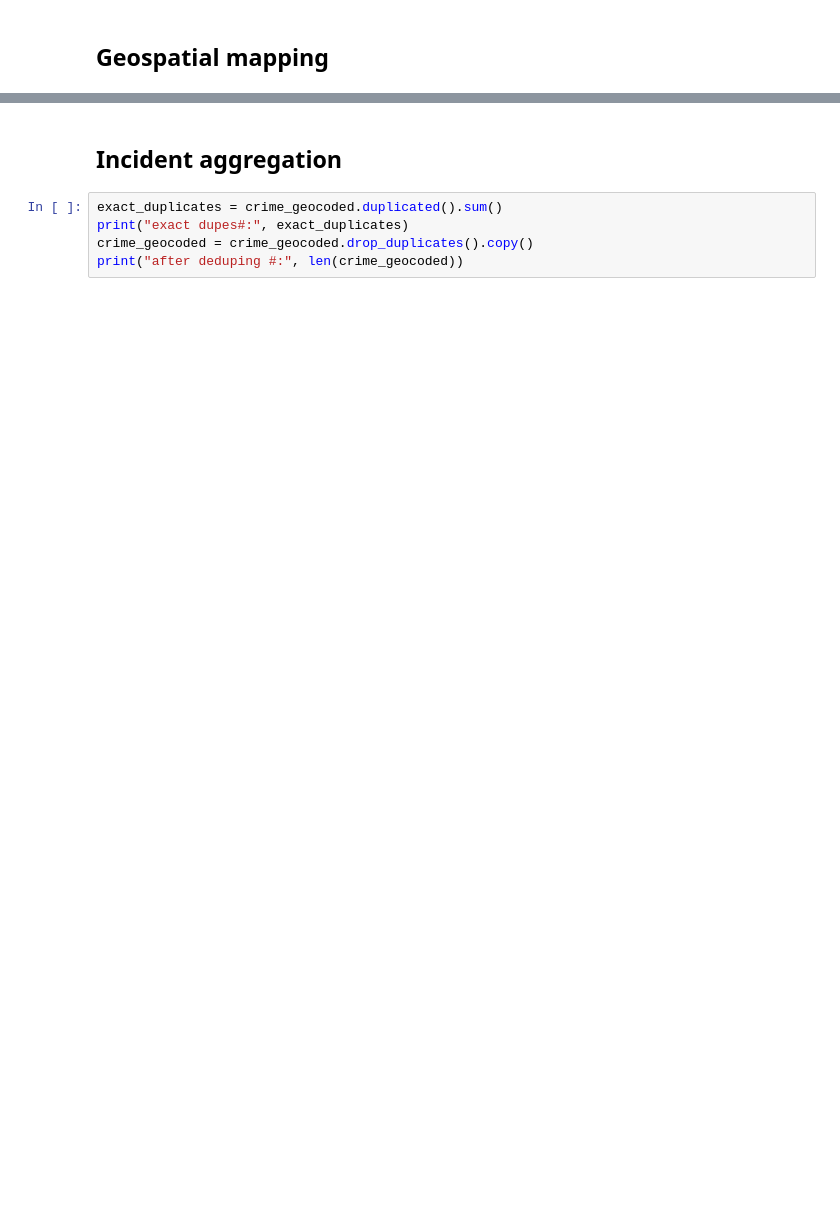
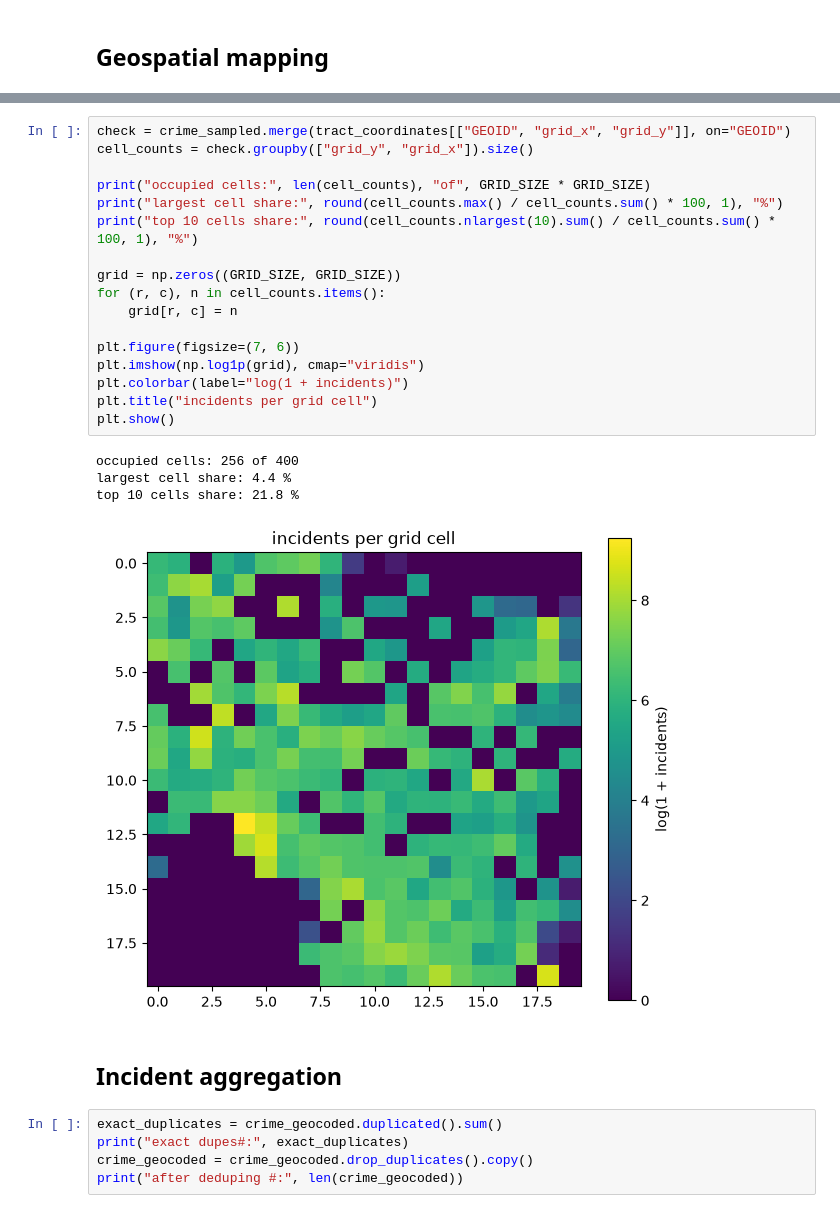
Before and after one commit to colini01/COGS188_Project, a Jupyter notebook: notebooks/data_expl.ipynb, the cells around one changed output, grey strips where cells are left out. Drawn from its saved outputs; the diff is of its cells as text; blank space fills up the shorter version.

```diff
--- a/notebooks/data_expl.ipynb
+++ b/notebooks/data_expl.ipynb
@@ -369,3 +322,25 @@ missing grid coords: 0
+# %%
+check = crime_sampled.merge(tract_coordinates[["GEOID", "grid_x", "grid_y"]], on="GEOID")
+cell_counts = check.groupby(["grid_y", "grid_x"]).size()
+
+print("occupied cells:", len(cell_counts), "of", GRID_SIZE * GRID_SIZE)
+print("largest cell share:", round(cell_counts.max() / cell_counts.sum() * 100, 1), "%")
+print("top 10 cells share:", round(cell_counts.nlargest(10).sum() / cell_counts.sum() * 100, 1), "%")
+
+grid = np.zeros((GRID_SIZE, GRID_SIZE))
+for (r, c), n in cell_counts.items():
+    grid[r, c] = n
+
+plt.figure(figsize=(7, 6))
+plt.imshow(np.log1p(grid), cmap="viridis")
+plt.colorbar(label="log(1 + incidents)")
+plt.title("incidents per grid cell")
+plt.show()
+# %% [output]
+occupied cells: 256 of 400
+largest cell share: 4.4 %
+top 10 cells share: 21.8 %
+[figure, added]
 # %% [markdown]
 ## Incident aggregation
 # %%
```
Also changed, not shown: parts of 24 cells of this notebook, 4 other files.
